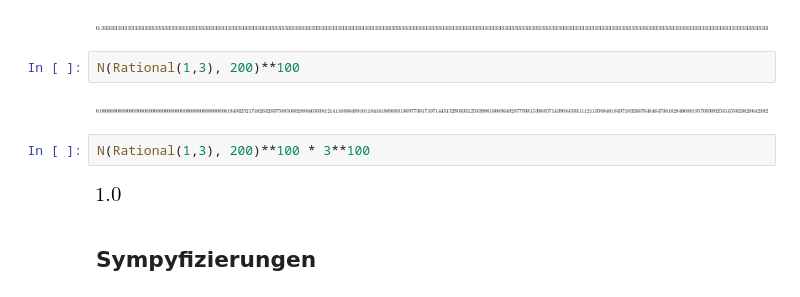
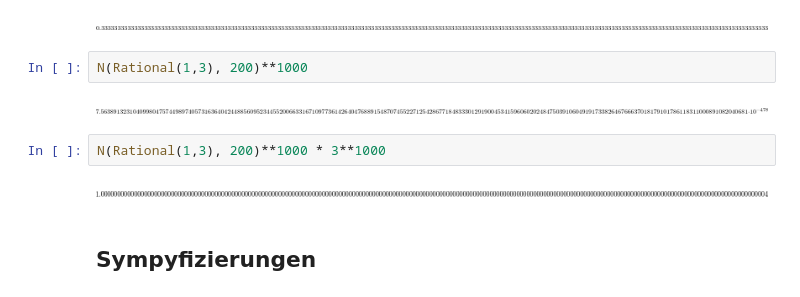
Before and after one commit to Ruediger-Braun/compana16, a Jupyter notebook: Lektion01.ipynb, the cells around one changed output. Drawn from its saved outputs; the diff is of its cells as text.

```diff
--- a/Lektion01.ipynb
+++ b/Lektion01.ipynb
@@ -87,13 +91,13 @@ N(Rational(1,3), 200)
 # %% [output]
 [figure]
 # %%
-N(Rational(1,3), 200)**100
+N(Rational(1,3), 200)**1000
 # %% [output]
-[figure, old version]
+[figure, new version]
 # %%
-N(Rational(1,3), 200)**100 * 3**100
+N(Rational(1,3), 200)**1000 * 3**1000
 # %% [output]
-[figure, old version]
+[figure, new version]
 # %% [markdown]
 ## Sympyfizierungen
 # %%
```
Also changed, not shown: parts of 12 cells of this notebook.
